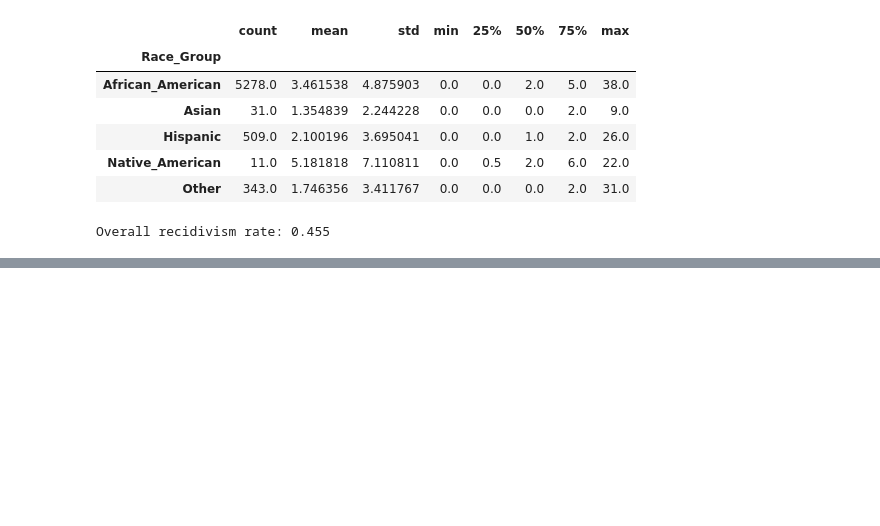
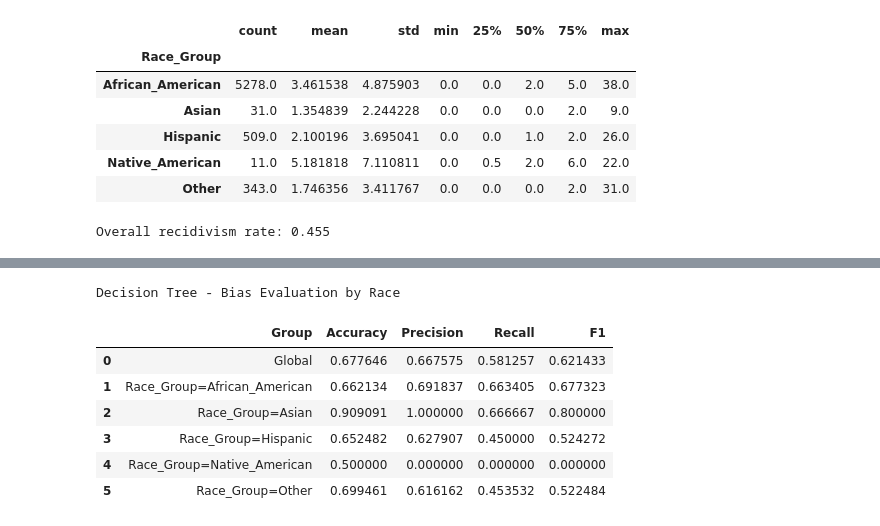
Before and after one commit to MelissaPerez09/fair-ai-compass, a Jupyter notebook: src/main.ipynb, the cells around one changed output, grey strips where cells are left out. Drawn from its saved outputs; the diff is of its cells as text; code cells hidden in the pictures; blank space fills up the shorter version.

```diff
--- a/src/main.ipynb
+++ b/src/main.ipynb
@@ -344,0 +425,14 @@ Overall recidivism rate: 0.455
+# %%
+tree = DecisionTreeClassifier(random_state=42, max_depth=5)
+
+# Training
+tree.fit(X_train, y_train)
+
+# Predictions
+y_pred_tree = tree.predict(X_test)
+
+# Evaluation
+print("Decision Tree")
+print("Accuracy:", accuracy_score(y_test, y_pred_tree))
+print("\nConfusion Matrix:\n", confusion_matrix(y_test, y_pred_tree))
+print("\nClassification Report:\n", classification_report(y_test, y_pred_tree))
@@ -344,0 +547,15 @@ Overall recidivism rate: 0.455
+# %%
+# Decision Tree evaluation by Race
+results_race_tree = evaluate_by_group(tree, X_test, y_test, "Race_Group", df)
+
+print("Decision Tree - Bias Evaluation by Race")
+display(results_race_tree)
+# %% [output]
+Decision Tree - Bias Evaluation by Race
+|  | Group | Accuracy | Precision | Recall | F1 |
+| 0 | Global | 0.677646 | 0.667575 | 0.581257 | 0.621433 |
+| 1 | Race_Group=African_American | 0.662134 | 0.691837 | 0.663405 | 0.677323 |
+| 2 | Race_Group=Asian | 0.909091 | 1.000000 | 0.666667 | 0.800000 |
+| 3 | Race_Group=Hispanic | 0.652482 | 0.627907 | 0.450000 | 0.524272 |
+| 4 | Race_Group=Native_American | 0.500000 | 0.000000 | 0.000000 | 0.000000 |
+| 5 | Race_Group=Other | 0.699461 | 0.616162 | 0.453532 | 0.522484 |
```
Also changed, not shown: parts of 11 cells of this notebook, 11 other files.
